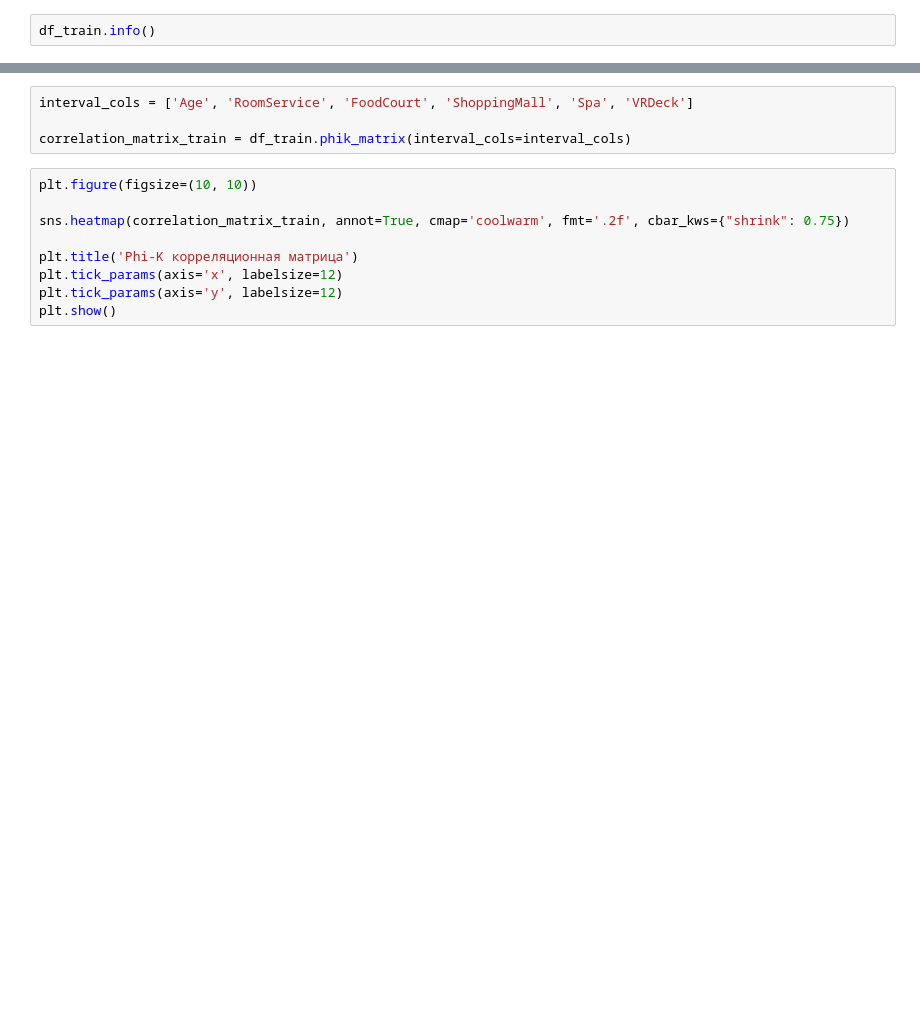
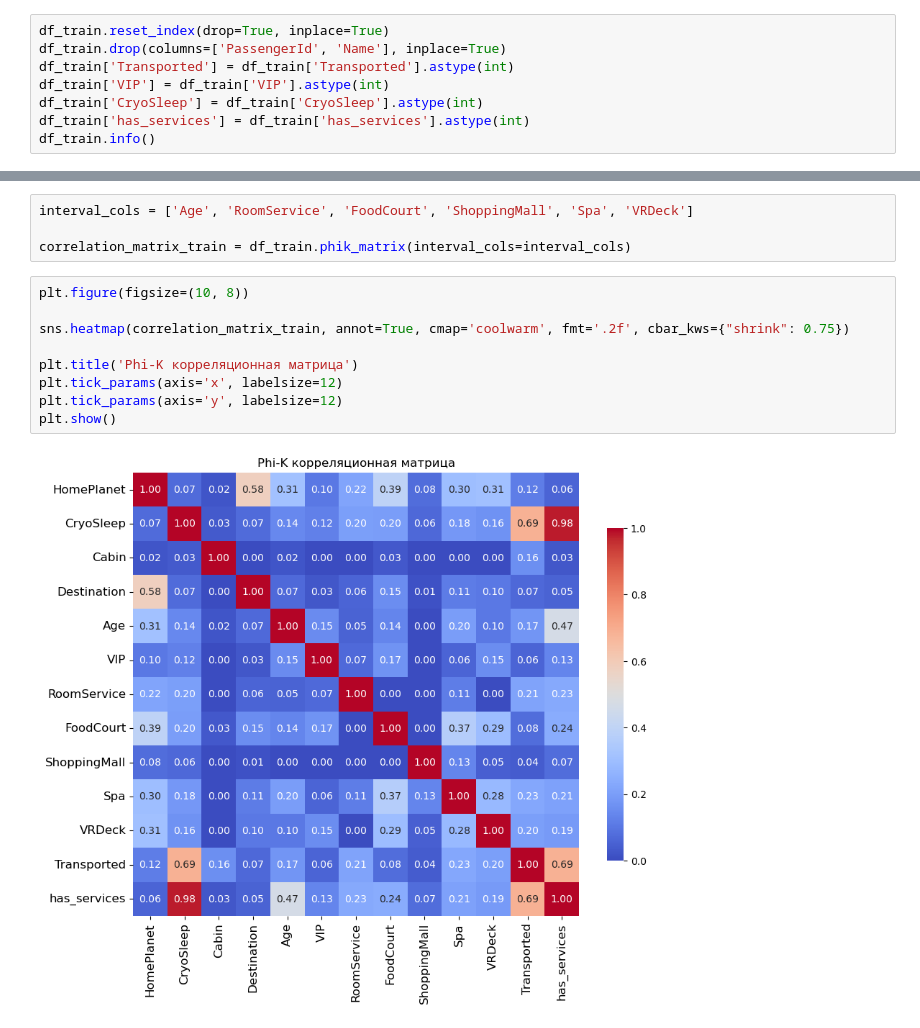
Before and after one commit to Lighter01/DS_elyra, a Jupyter notebook: data_cleaning.ipynb, the cells around one changed output, grey strips where cells are left out. Cells and saved outputs as stored; diff of their text form; blank space fills up the shorter version.

```diff
--- a/data_cleaning.ipynb
+++ b/data_cleaning.ipynb
@@ -907,6 +893,12 @@ dtype: int64
 # %% [markdown]
 ## Correlation matrix
 # %%
+df_train.reset_index(drop=True, inplace=True)
+df_train.drop(columns=['PassengerId', 'Name'], inplace=True)
+df_train['Transported'] = df_train['Transported'].astype(int)
+df_train['VIP'] = df_train['VIP'].astype(int)
+df_train['CryoSleep'] = df_train['CryoSleep'].astype(int)
+df_train['has_services'] = df_train['has_services'].astype(int)
 df_train.info()
 # %% [output]
 <class 'pandas.core.frame.DataFrame'>
@@ -931,11 +926,13 @@ interval_cols = ['Age', 'RoomService', 'FoodCourt', 'ShoppingMall', 'Spa', 'VRDe
 
 correlation_matrix_train = df_train.phik_matrix(interval_cols=interval_cols)
 # %%
-plt.figure(figsize=(10, 10))
+plt.figure(figsize=(10, 8))
 
 sns.heatmap(correlation_matrix_train, annot=True, cmap='coolwarm', fmt='.2f', cbar_kws={"shrink": 0.75})
 
 plt.title('Phi-K корреляционная матрица')
 plt.tick_params(axis='x', labelsize=12)
 plt.tick_params(axis='y', labelsize=12)
 plt.show()
+# %% [output]
+[figure, added]
```
Also changed, not shown: parts of 28 cells of this notebook, 3 other files.
